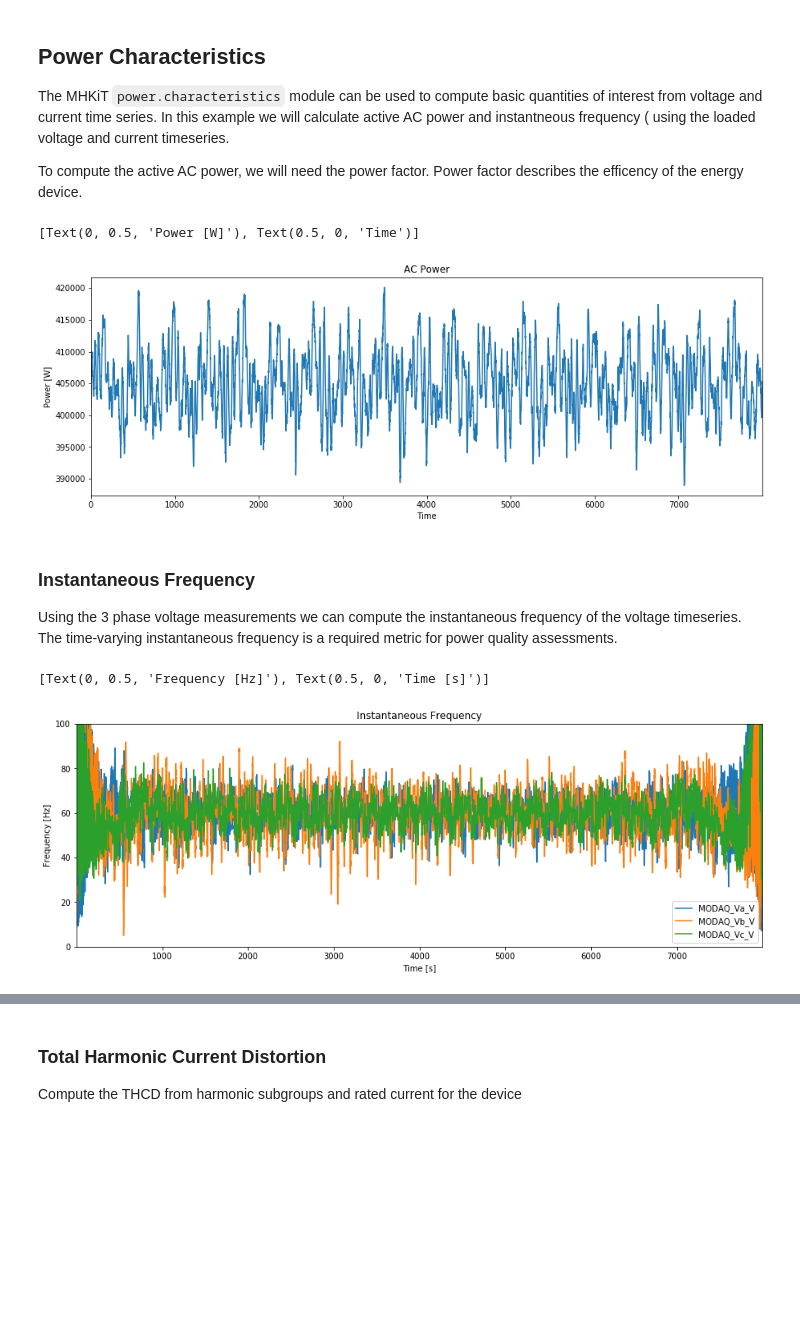
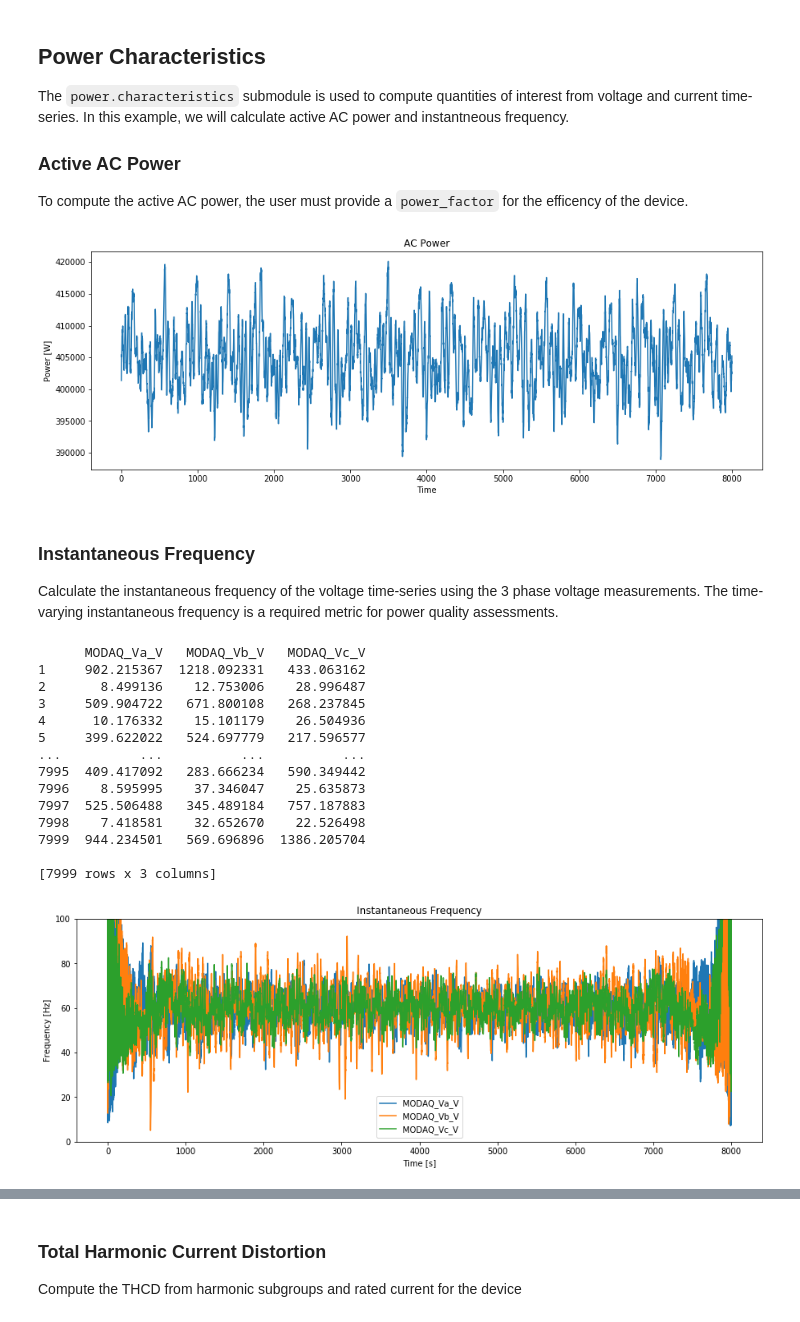
Before and after one commit to MHKiT-Software/MHKiT-Python, a Jupyter notebook: examples/power_example.ipynb, the cells around one changed output, grey strips where cells are left out. Cells and saved outputs as stored; diff of their text form; code cells hidden in the pictures; blank space fills up the shorter version.

Commit message:
edits to power example and keep channel name

```diff
--- a/examples/power_example.ipynb
+++ b/examples/power_example.ipynb
@@ -6,14 +15,10 @@ We will begin by reading in timeseries data of measured three phase (a,b,and,c)
 # %%
-import numpy as np
-import pandas as pd
-from mhkit import power, utils
-
-# Read in timeseries data of voltage (V) and current (I)
-data = pd.read_csv('data/2020224_181521_PowRaw.csv',skip_blank_lines=True,index_col='Time_UTC')
+# Read in time-series data of voltage (V) and current (I)
+power_data = pd.read_csv('data/2020224_181521_PowRaw.csv',skip_blank_lines=True,index_col='Time_UTC')
 # Convert the time index to type "datetime"
-data.index=pd.to_datetime(data.index)
+power_data.index=pd.to_datetime(power_data.index)
 # Display the data
-data
+power_data.head()
 # %% [output]
 |  | MODAQ_Va_V | MODAQ_Vb_V | MODAQ_Vc_V | MODAQ_Ia_I | MODAQ_Ib_I | MODAQ_Ic_I |
 | Time_UTC |  |  |  |  |  |  |
@@ -32,12 +30,13 @@ data
 # %% [markdown]
 ## Power Characteristics
-The MHKiT `power.characteristics` module can be used to compute basic quantities of interest from voltage and current time series. In this example we will calculate active AC power and instantneous frequency ( using the loaded voltage and current timeseries.
+The `power.characteristics` submodule is used to compute quantities of interest from voltage and current time-series. In this example, we will calculate active AC power and instantneous frequency.
 
-To compute the active AC power, we will need the power factor. Power factor describes the efficency of the energy device.
+### Active AC Power
+To compute the active AC power, the user must provide a `power_factor` for the efficency of the device.
 # %%
-# First seperate the voltage and current timeseries into seperate dataFrames
-voltage = data[['MODAQ_Va_V', 'MODAQ_Vb_V', 'MODAQ_Vc_V']]
-current = data[['MODAQ_Ia_I','MODAQ_Ib_I','MODAQ_Ic_I']]
+# First seperate the voltage and current time-series into seperate dataFrames
+voltage = power_data[['MODAQ_Va_V', 'MODAQ_Vb_V', 'MODAQ_Vc_V']]
+current = power_data[['MODAQ_Ia_I','MODAQ_Ib_I','MODAQ_Ic_I']]
 
 # Set the power factor for the system
 power_factor = 0.96
@@ -45,21 +44,37 @@ power_factor = 0.96
 # Compute the instantaneous AC power in watts
 ac_power = power.characteristics.ac_power_three_phase(voltage, current, power_factor)
 # Display the result
-ac_power.Power.plot(figsize=(15,5),title='AC Power').set(xlabel='Time',ylabel='Power [W]')
+ac_power.Power.plot(figsize=(15,5),title='AC Power').set(xlabel='Time',ylabel='Power [W]');
 # %% [output]
-[Text(0, 0.5, 'Power [W]'), Text(0.5, 0, 'Time')]
-[figure, old version]
+[figure, new version]
 # %% [markdown]
 ### Instantaneous Frequency
 
-Using the 3 phase voltage measurements we can compute the instantaneous frequency of the voltage timeseries. The time-varying instantaneous frequency is a required metric for power quality assessments.
+Calculate the instantaneous frequency of the voltage time-series using the 3 phase voltage measurements. The time-varying instantaneous frequency is a required metric for power quality assessments.
 # %%
 # Compute the instantaneous frequency
 inst_freq = power.characteristics.instantaneous_frequency(voltage)
+print(inst_freq)
+
 # Display the result
-inst_freq.plot(figsize=(15,5), ylim=(0,100),title='Instantaneous Frequency').set(xlabel='Time [s]',ylabel='Frequency [Hz]')
+inst_freq.plot(figsize=(15,5), ylim=(0,100),
+               title='Instantaneous Frequency').set(xlabel='Time [s]',
+                                                    ylabel='Frequency [Hz]');
 # %% [output]
-[Text(0, 0.5, 'Frequency [Hz]'), Text(0.5, 0, 'Time [s]')]
+      MODAQ_Va_V   MODAQ_Vb_V   MODAQ_Vc_V
+1     902.215367  1218.092331   433.063162
+2       8.499136    12.753006    28.996487
+3     509.904722   671.800108   268.237845
+4      10.176332    15.101179    26.504936
+5     399.622022   524.697779   217.596577
+...          ...          ...          ...
+7995  409.417092   283.666234   590.349442
+7996    8.595995    37.346047    25.635873
+7997  525.506488   345.489184   757.187883
+7998    7.418581    32.652670    22.526498
+7999  944.234501   569.696896  1386.205704
+
+[7999 rows x 3 columns]
-[figure, old version]
+[figure, new version]
 # %% [markdown]
 ## Power Quality
```
Also changed, not shown: parts of 9 cells of this notebook, 2 other files.
